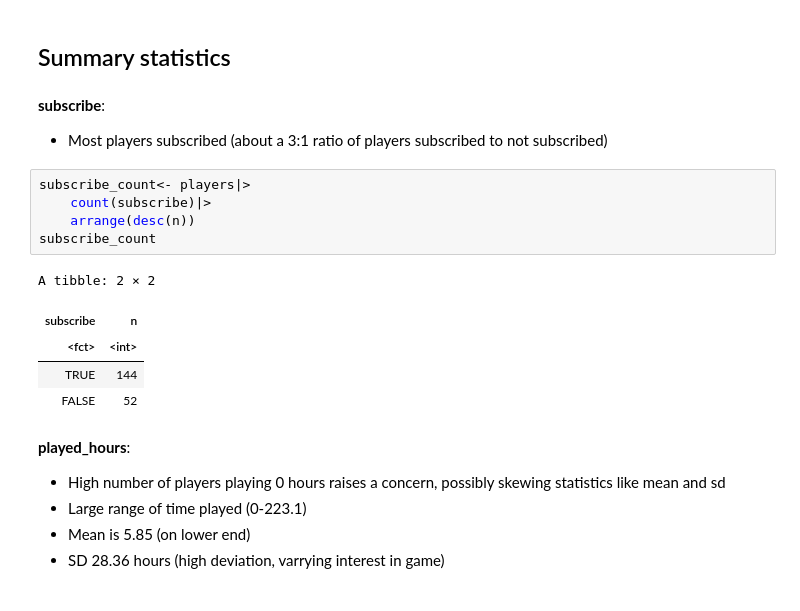
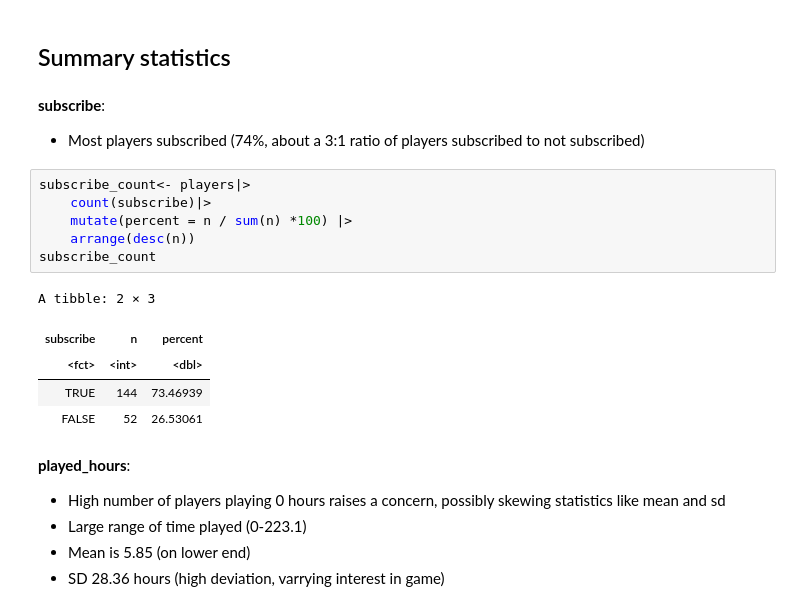
Before and after one commit to cohenp/DSCI-100-Project-004-21, a Jupyter notebook: project_final_report.ipynb, the cells around one changed output. Drawn from its saved outputs; the diff is of its cells as text.

```diff
--- a/project_final_report.ipynb
+++ b/project_final_report.ipynb
@@ -90,18 +90,19 @@ A tibble: 6 × 3
 ## Summary statistics
 # %% [markdown]
 **subscribe**:
-- Most players subscribed (about a 3:1 ratio of players subscribed to not subscribed)
+- Most players subscribed (74%, about a 3:1 ratio of players subscribed to not subscribed)
 # %%
 subscribe_count<- players|>
     count(subscribe)|>
+    mutate(percent = n / sum(n) *100) |>
     arrange(desc(n))
 subscribe_count
 # %% [output]
-A tibble: 2 × 2
+A tibble: 2 × 3
-| subscribe | n |
-| <fct> | <int> |
-| TRUE | 144 |
-| FALSE | 52 |
+| subscribe | n | percent |
+| <fct> | <int> | <dbl> |
+| TRUE | 144 | 73.46939 |
+| FALSE | 52 | 26.53061 |
 # %% [markdown]
 **played_hours**:
 - High number of players playing 0 hours raises a concern, possibly skewing statistics like mean and sd
```
Also changed, not shown: parts of 29 cells of this notebook.
